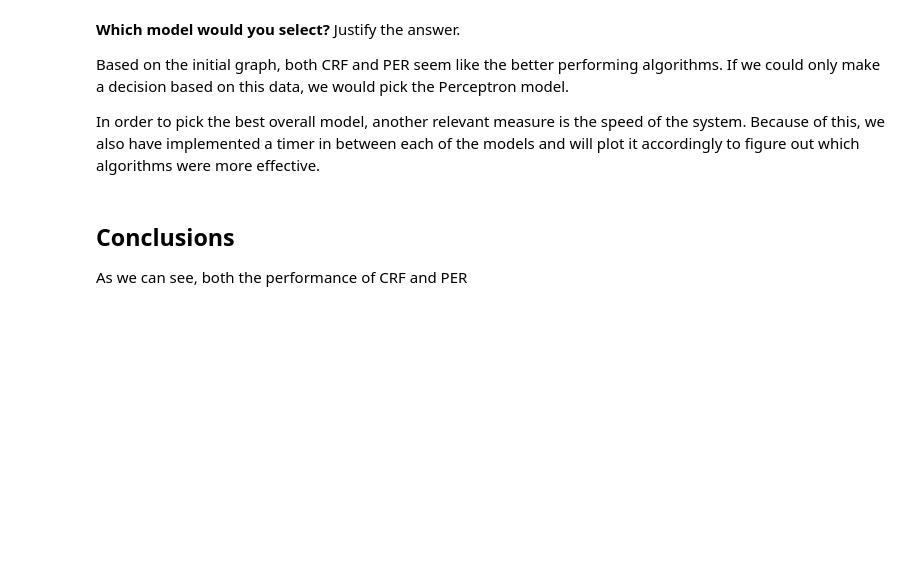
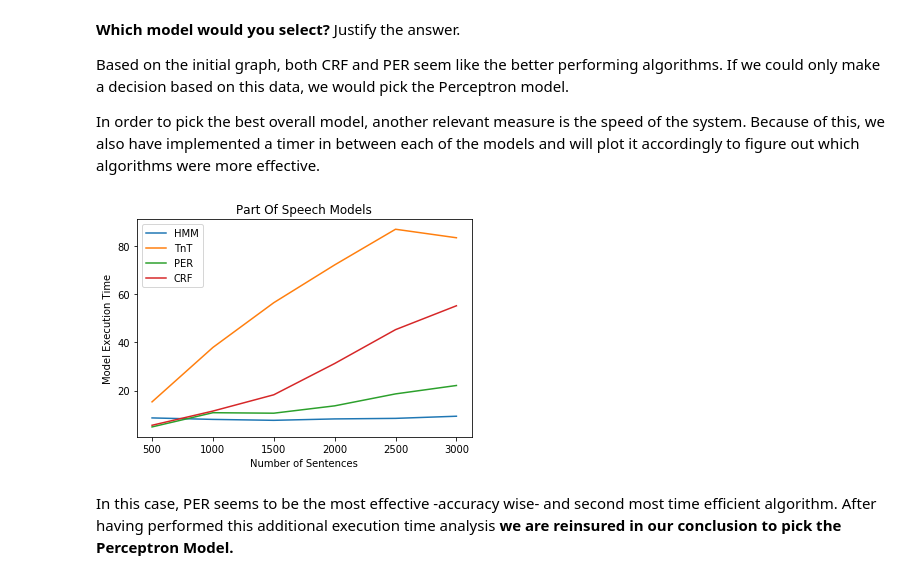
Before and after one commit to jcllobet/IHLT_MAI_01, a Jupyter notebook: lab04/mandatory/S4-JanCarbonell-Nafis.ipynb, the cells around one changed output. Drawn from its saved outputs; the diff is of its cells as text; code cells hidden in the pictures; blank space fills up the shorter version.

Commit message:
implemented model excution timing correctly and added a description

```diff
--- a/lab04/mandatory/S4-JanCarbonell-Nafis.ipynb
+++ b/lab04/mandatory/S4-JanCarbonell-Nafis.ipynb
@@ -42,7 +42,7 @@ for e in train_stop:
     HMM = trainer.train_supervised(train_data)
     accuracy['HMM'] += [round(HMM.evaluate(test_data), 3)]
     stop = timeit.default_timer()
-    accuracy['HMM'] += [stop - start]
+    time['HMM'] += [stop - start]
 
     #TNT
     start = timeit.default_timer()
@@ -50,7 +50,7 @@ for e in train_stop:
     TnT.train(train_data)
     accuracy['TnT'] += [round(TnT.evaluate(test_data), 3)]
     stop = timeit.default_timer()
-    accuracy['TnT'] += [stop - start]
+    time['TnT'] += [stop - start]
 
     #PER
     start = timeit.default_timer()
@@ -58,7 +58,7 @@ for e in train_stop:
     PER.train(train_data)
     accuracy['PER'] += [round(PER.evaluate(test_data), 3)]
     stop = timeit.default_timer()
-    accuracy['PER'] += [stop - start]
+    time['PER'] += [round(stop - start, 3)]
 
     #CRF
     start = timeit.default_timer()
@@ -66,7 +66,7 @@ for e in train_stop:
     CRF.train(train_data, 'crf_tagger_model')
     accuracy['CRF'] += [round(CRF.evaluate(test_data), 3)]
     stop = timeit.default_timer()
-    accuracy['CRF'] += [stop - start]
+    time['CRF'] += [stop - start]
 
 #verification that it is properly stored
 for keys,values in accuracy.items():
@@ -117,6 +117,22 @@ ValueError: x and y must have same first dimension, but have shapes (6,) and (12
 Based on the initial graph, both CRF and PER seem like the better performing algorithms. If we could only make a decision based on this data, we would pick the Perceptron model.
 
 In order to pick the best overall model, another relevant measure is the speed of the system. Because of this, we also have implemented a timer in between each of the models and will plot it accordingly to figure out which algorithms were more effective.
-# %% [markdown]
-## Conclusions
-As we can see, both the performance of CRF and PER
+# %%
+#preparing and plotting the accuracy graph
+x = train_stop
+plt.figure()
+plt.plot(x, time['HMM'], label='HMM')
+plt.plot(x, time['TnT'], label='TnT')
+plt.plot(x, time['PER'], label='PER')
+plt.plot(x, time['CRF'], label='CRF')
+
+#adding the legend showing the plot
+plt.xlabel('Number of Sentences')
+plt.ylabel('Model Execution Time')
+plt.title('Part Of Speech Models')
+plt.legend()
+plt.show()
+# %% [output]
+[figure, added]
+# %% [markdown]
+In this case, PER seems to be the most effective -accuracy wise- and second most time efficient algorithm. After having performed this additional execution time analysis <b> we are reinsured in our conclusion to pick the Perceptron Model.</b>
```
Also changed, not shown: parts of 3 cells of this notebook.
